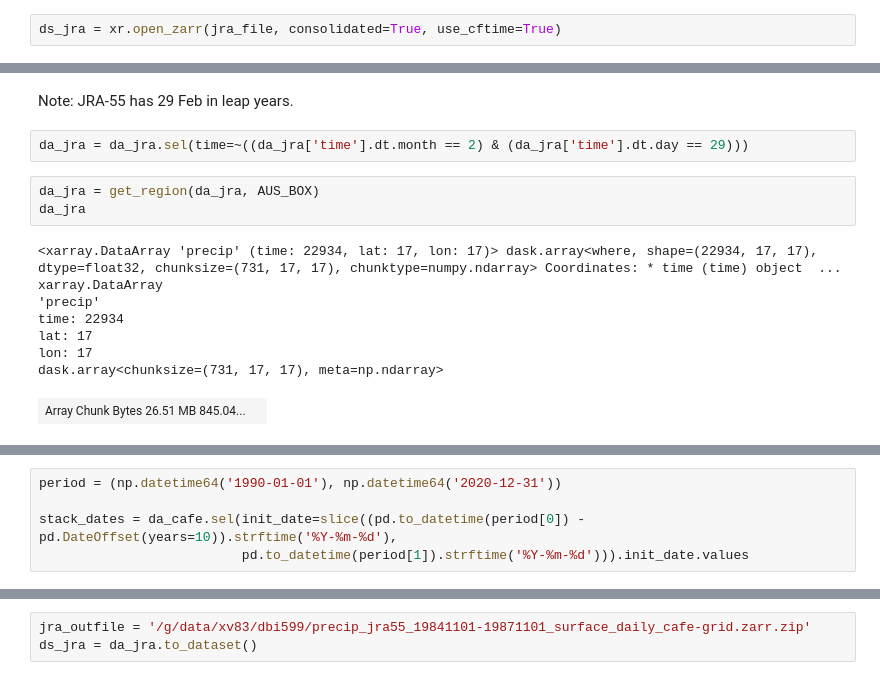
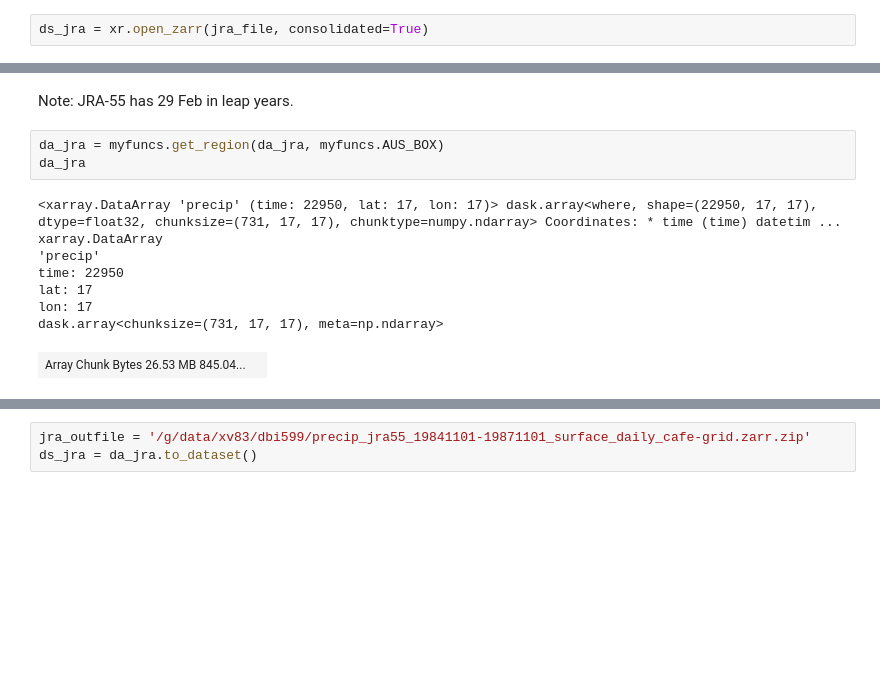
Before and after one commit to AusClimateService/unseen, a Jupyter notebook: preprocessing.ipynb, the cells around one changed output, grey strips where cells are left out. Saved outputs shown, nothing was run; the diff lists cells and outputs as text; blank space fills up the shorter version.

```diff
--- a/preprocessing.ipynb
+++ b/preprocessing.ipynb
@@ -429,7 +412,7 @@ with zarr.ZipStore(cafe_outfile, mode='w') as store:
 # %%
 jra_file = '/g/data/xv83/ds0092/data/csiro-dcfp-jra55/surface_daily_cafe-grid.zarr/'
 # %%
-ds_jra = xr.open_zarr(jra_file, consolidated=True, use_cftime=True)
+ds_jra = xr.open_zarr(jra_file, consolidated=True)
 # %%
 ds_jra
 # %% [output]
@@ -484,20 +467,18 @@ units :
 mm/day
 # %% [markdown]
 Note: JRA-55 has 29 Feb in leap years.
-# %%
-da_jra = da_jra.sel(time=~((da_jra['time'].dt.month == 2) & (da_jra['time'].dt.day == 29)))
 # %%
-da_jra = get_region(da_jra, AUS_BOX)
+da_jra = myfuncs.get_region(da_jra, myfuncs.AUS_BOX)
 da_jra
 # %% [output]
-<xarray.DataArray 'precip' (time: 22934, lat: 17, lon: 17)> dask.array<where, shape=(22934, 17, 17), dtype=float32, chunksize=(731, 17, 17), chunktype=numpy.ndarray> Coordinates: * time (time) object  ...
+<xarray.DataArray 'precip' (time: 22950, lat: 17, lon: 17)> dask.array<where, shape=(22950, 17, 17), dtype=float32, chunksize=(731, 17, 17), chunktype=numpy.ndarray> Coordinates: * time (time) datetim ...
 xarray.DataArray
 'precip'
-time: 22934
+time: 22950
 lat: 17
 lon: 17
 dask.array<chunksize=(731, 17, 17), meta=np.ndarray>
-| Array Chunk Bytes 26.51 MB 845.04... |  |
+| Array Chunk Bytes 26.53 MB 845.04... |  |
 Coordinates: (3)
 time
 (time)
@@ -515,8 +496,3 @@ sub_center :
 241
 units :
 mm/day
-# %%
-period = (np.datetime64('1990-01-01'), np.datetime64('2020-12-31'))
-
-stack_dates = da_cafe.sel(init_date=slice((pd.to_datetime(period[0]) - pd.DateOffset(years=10)).strftime('%Y-%m-%d'),
-                          pd.to_datetime(period[1]).strftime('%Y-%m-%d'))).init_date.values
```
Also changed, not shown: parts of 44 cells of this notebook, 1 other file.
